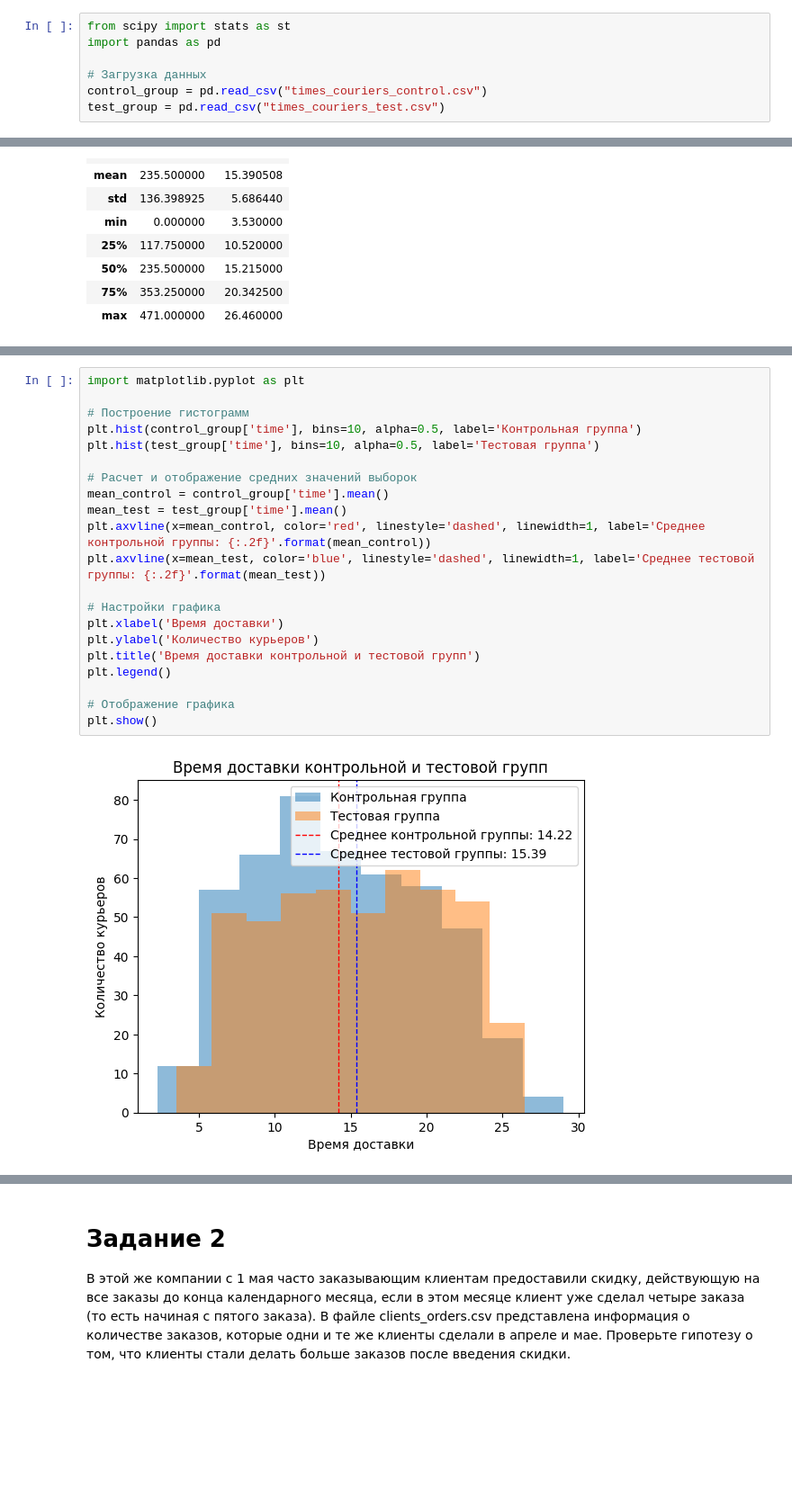
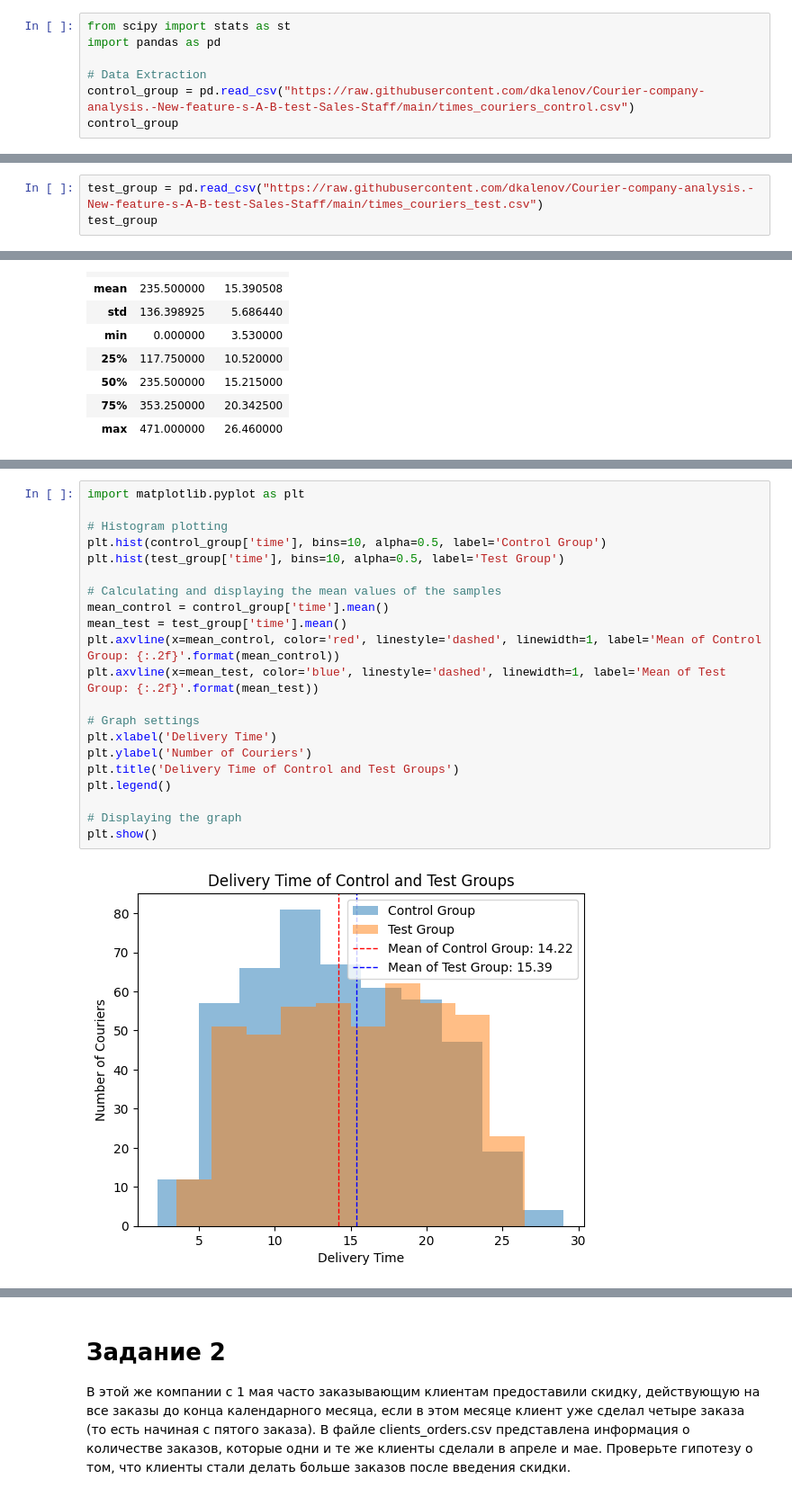
Before and after one commit to dkalenov/Courier-company-analysis.-New-feature-s-A-B-test-Sales-Staff, a Jupyter notebook: Courier_company_analysis.ipynb, the cells around one changed output, grey strips where cells are left out. Shown at 90% size. Saved outputs shown, nothing was run; the diff lists cells and outputs as text; blank space fills up the shorter version.

```diff
--- a/Courier_company_analysis.ipynb
+++ b/Courier_company_analysis.ipynb
@@ -29,6 +21,6 @@ H1: μ0 > μ1 - среднее время доставки в тестовой
 from scipy import stats as st
 import pandas as pd
 
-# Загрузка данных
-control_group = pd.read_csv("times_couriers_control.csv")
-test_group = pd.read_csv("times_couriers_test.csv")
+# Data Extraction
+control_group = pd.read_csv("https://raw.githubusercontent.com/dkalenov/Courier-company-analysis.-New-feature-s-A-B-test-Sales-Staff/main/times_couriers_control.csv")
+control_group
@@ -79,0 +41,3 @@ dtype: int64
+# %%
+test_group = pd.read_csv("https://raw.githubusercontent.com/dkalenov/Courier-company-analysis.-New-feature-s-A-B-test-Sales-Staff/main/times_couriers_test.csv")
+test_group
@@ -146,24 +166,24 @@ sns.boxplot(data=test_group['time'])
 # %%
 import matplotlib.pyplot as plt
 
-# Построение гистограмм
-plt.hist(control_group['time'], bins=10, alpha=0.5, label='Контрольная группа')
-plt.hist(test_group['time'], bins=10, alpha=0.5, label='Тестовая группа')
+# Histogram plotting
+plt.hist(control_group['time'], bins=10, alpha=0.5, label='Control Group')
+plt.hist(test_group['time'], bins=10, alpha=0.5, label='Test Group')
 
-# Расчет и отображение средних значений выборок
+# Calculating and displaying the mean values of the samples
 mean_control = control_group['time'].mean()
 mean_test = test_group['time'].mean()
-plt.axvline(x=mean_control, color='red', linestyle='dashed', linewidth=1, label='Среднее контрольной группы: {:.2f}'.format(mean_control))
-plt.axvline(x=mean_test, color='blue', linestyle='dashed', linewidth=1, label='Среднее тестовой группы: {:.2f}'.format(mean_test))
+plt.axvline(x=mean_control, color='red', linestyle='dashed', linewidth=1, label='Mean of Control Group: {:.2f}'.format(mean_control))
+plt.axvline(x=mean_test, color='blue', linestyle='dashed', linewidth=1, label='Mean of Test Group: {:.2f}'.format(mean_test))
 
-# Настройки графика
-plt.xlabel('Время доставки')
-plt.ylabel('Количество курьеров')
-plt.title('Время доставки контрольной и тестовой групп')
+# Graph settings
+plt.xlabel('Delivery Time')
+plt.ylabel('Number of Couriers')
+plt.title('Delivery Time of Control and Test Groups')
 plt.legend()
 
-# Отображение графика
+# Displaying the graph
 plt.show()
 # %% [output]
-[figure, old version]
+[figure, new version]
 # %% [markdown]
```
Also changed, not shown: parts of 23 cells of this notebook.
